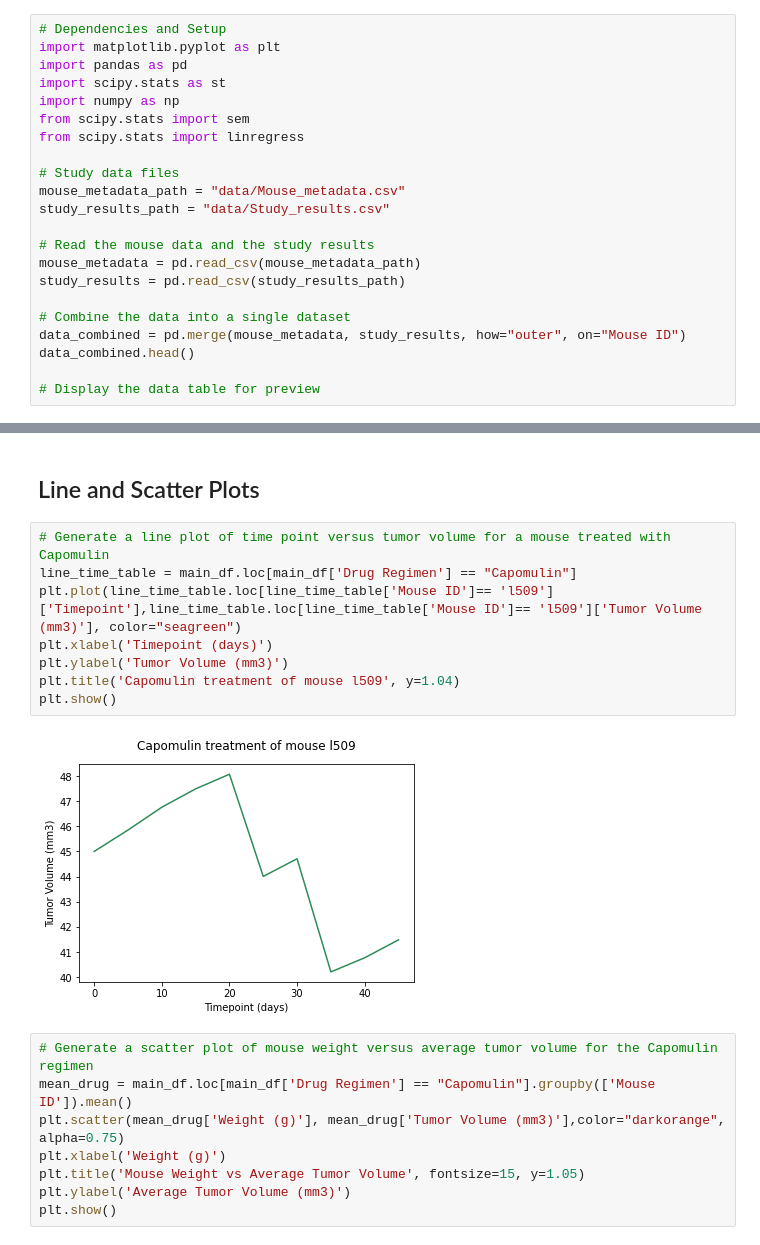
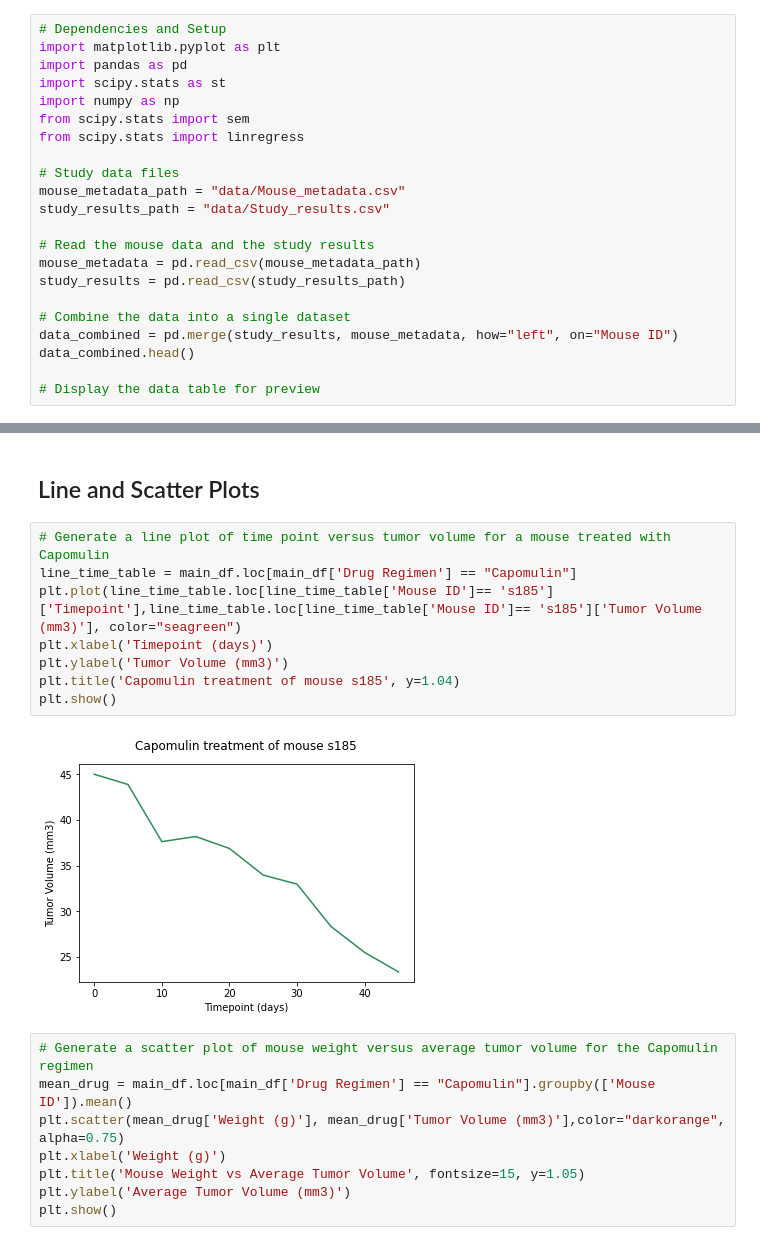
Before and after one commit to sumitz1207/Matplotlib-challenge-05, a Jupyter notebook: pymaceuticals.ipynb, the cells around one changed output, grey strips where cells are left out. Saved outputs shown, nothing was run; the diff lists cells and outputs as text.

```diff
--- a/pymaceuticals.ipynb
+++ b/pymaceuticals.ipynb
@@ -18,7 +18,7 @@ mouse_metadata = pd.read_csv(mouse_metadata_path)
 study_results = pd.read_csv(study_results_path)
 
 # Combine the data into a single dataset
-data_combined = pd.merge(mouse_metadata, study_results, how="outer", on="Mouse ID")
+data_combined = pd.merge(study_results, mouse_metadata, how="left", on="Mouse ID")
 data_combined.head()
 
 # Display the data table for preview
@@ -212,13 +212,13 @@ plt.show()
 # %%
 # Generate a line plot of time point versus tumor volume for a mouse treated with Capomulin
 line_time_table = main_df.loc[main_df['Drug Regimen'] == "Capomulin"]
-plt.plot(line_time_table.loc[line_time_table['Mouse ID']== 'l509']['Timepoint'],line_time_table.loc[line_time_table['Mouse ID']== 'l509']['Tumor Volume (mm3)'], color="seagreen")
+plt.plot(line_time_table.loc[line_time_table['Mouse ID']== 's185']['Timepoint'],line_time_table.loc[line_time_table['Mouse ID']== 's185']['Tumor Volume (mm3)'], color="seagreen")
 plt.xlabel('Timepoint (days)')
 plt.ylabel('Tumor Volume (mm3)')
-plt.title('Capomulin treatment of mouse l509', y=1.04)
+plt.title('Capomulin treatment of mouse s185', y=1.04)
 plt.show()
 # %% [output]
-[figure, old version]
+[figure, new version]
 # %%
 # Generate a scatter plot of mouse weight versus average tumor volume for the Capomulin regimen
 mean_drug = main_df.loc[main_df['Drug Regimen'] == "Capomulin"].groupby(['Mouse ID']).mean()
```
Also changed, not shown: parts of 9 cells of this notebook.
